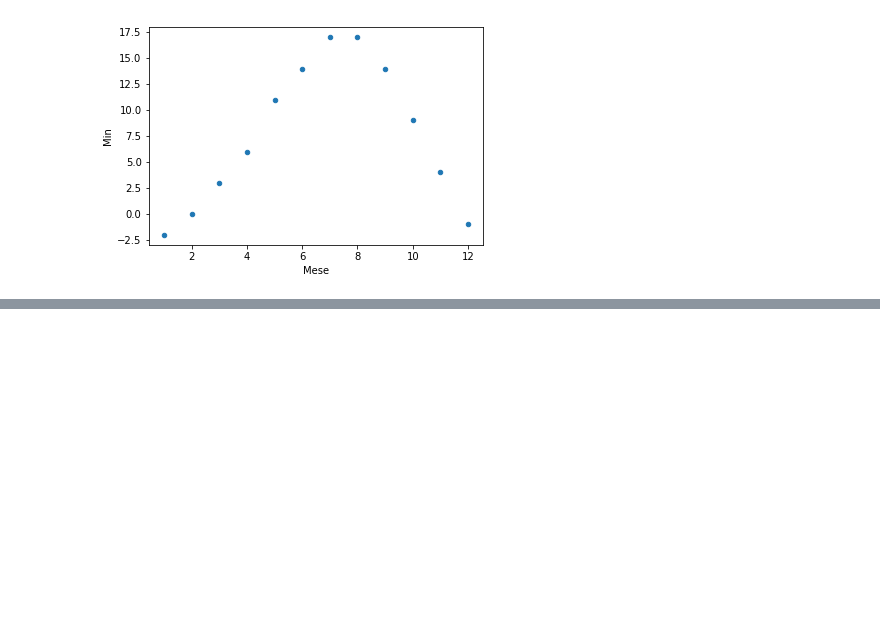
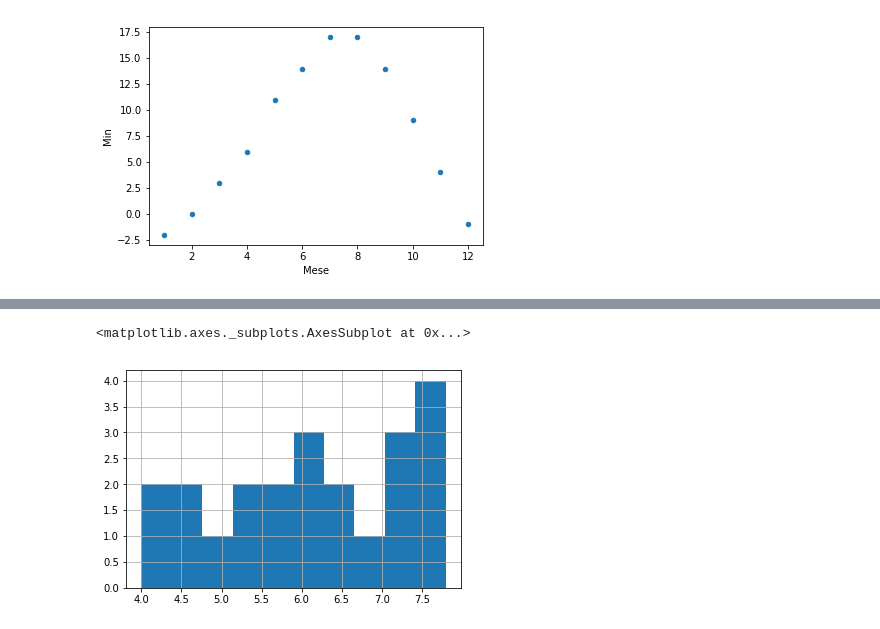
Before and after one commit to noiseOnTheNet/LinuxDay2019, a Jupyter notebook: LinuxDay2019.ipynb, the cells around one changed output, grey strips where cells are left out. Saved outputs shown, nothing was run; the diff lists cells and outputs as text; code cells hidden in the pictures; blank space fills up the shorter version.

Commit message:
added other charts

```diff
--- a/LinuxDay2019.ipynb
+++ b/LinuxDay2019.ipynb
@@ -92,3 +94,9 @@ temperature.plot.scatter("Mese","Min")
 # %% [output]
 <matplotlib.axes._subplots.AxesSubplot at 0x...>
 [figure]
+# %%
+import random
+voti = pd.DataFrame({
+    "voti":[round(random.uniform(4,8),1) for i in range(22)]
+})
+voti
@@ -94,0 +121,6 @@ temperature.plot.scatter("Mese","Min")
+# %%
+fig2 = plt.figure()
+voti["voti"].hist()
+# %% [output]
+<matplotlib.axes._subplots.AxesSubplot at 0x...>
+[figure, added]
```
Also changed, not shown: parts of 4 cells of this notebook.
